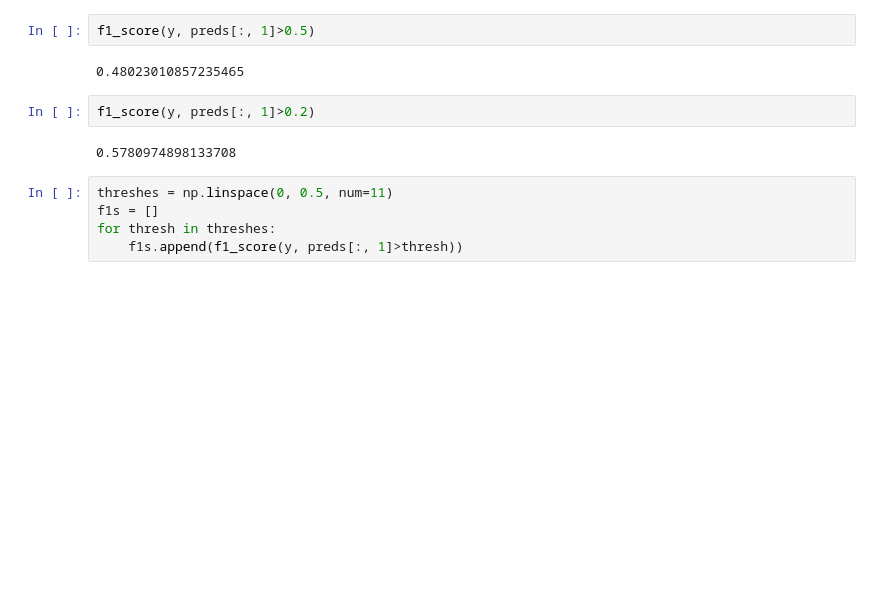
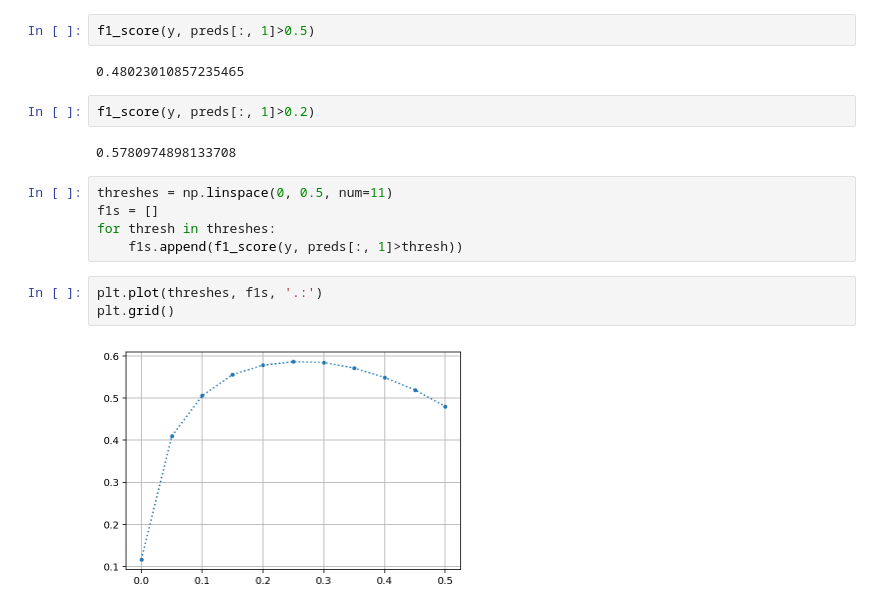
Before and after one commit to yang-zhang/yang-zhang.github.io, a Jupyter notebook: fastai-quora-insincere-questions-classification/fastai-quora-insincere-questions-classification.ipynb, the cells around one changed output. Cells and saved outputs as stored; diff of their text form; blank space fills up the shorter version.

```diff
--- a/fastai-quora-insincere-questions-classification/fastai-quora-insincere-questions-classification.ipynb
+++ b/fastai-quora-insincere-questions-classification/fastai-quora-insincere-questions-classification.ipynb
@@ -188,3 +190,8 @@ threshes = np.linspace(0, 0.5, num=11)
 f1s = []
 for thresh in threshes:
     f1s.append(f1_score(y, preds[:, 1]>thresh))
+# %%
+plt.plot(threshes, f1s, '.:')
+plt.grid()
+# %% [output]
+[figure, added]
```
Also changed, not shown: parts of 1 cell of this notebook.
